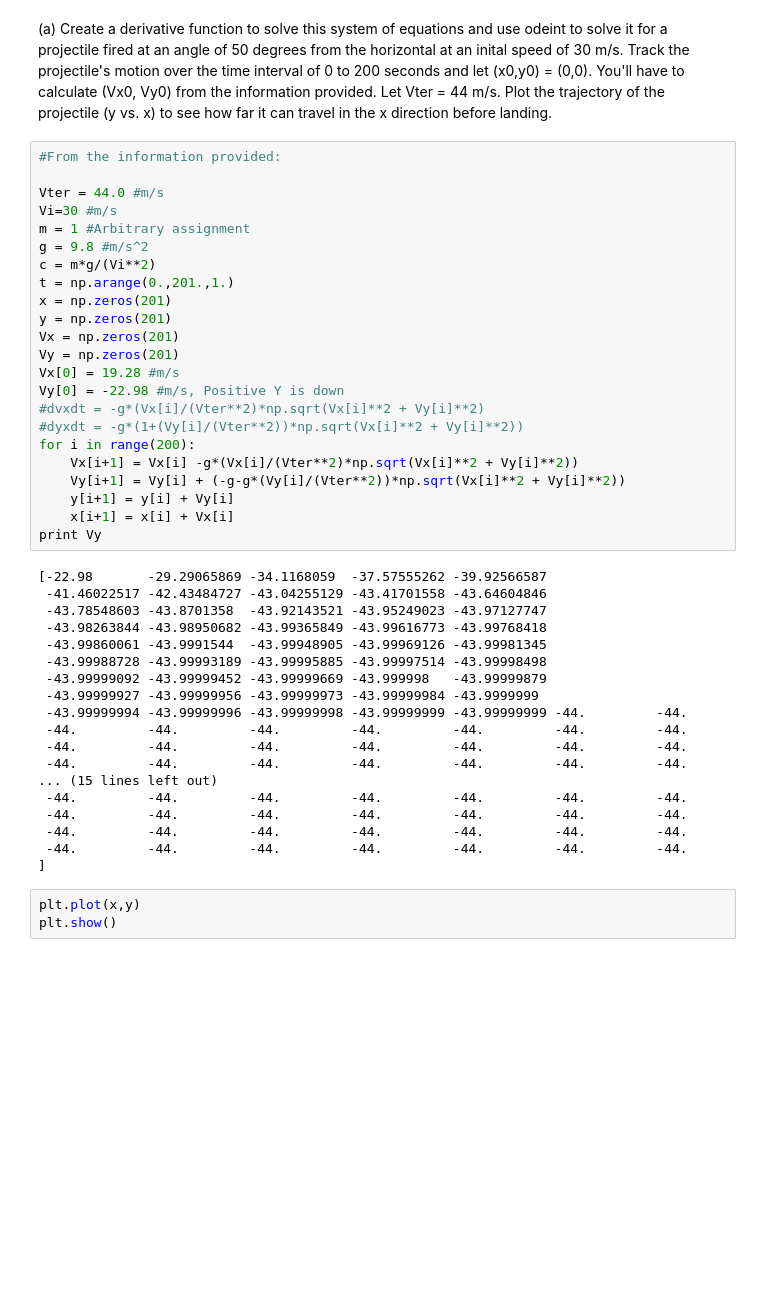
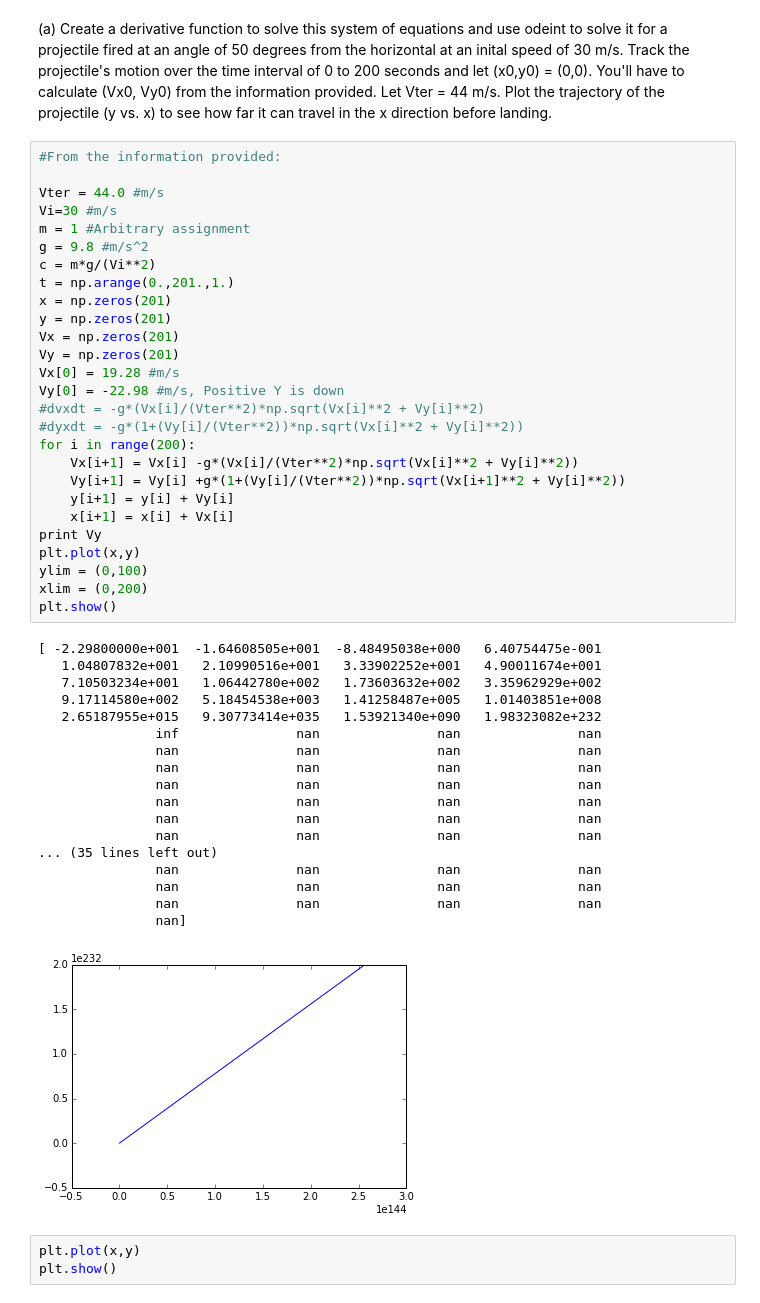
Before and after one commit to dclove202/PHYS202-S14, a Jupyter notebook: SciPy/ODEExercises.ipynb, the cells around one changed output. Cells and saved outputs as stored; diff of their text form; blank space fills up the shorter version.

```diff
--- a/SciPy/ODEExercises.ipynb
+++ b/SciPy/ODEExercises.ipynb
@@ -261,44 +259,49 @@ plt.show()
 # %%
 #From the information provided:
 
 Vter = 44.0 #m/s
 Vi=30 #m/s
 m = 1 #Arbitrary assignment
 g = 9.8 #m/s^2
 c = m*g/(Vi**2)
 t = np.arange(0.,201.,1.)
 x = np.zeros(201)
 y = np.zeros(201)
 Vx = np.zeros(201)
 Vy = np.zeros(201)
 Vx[0] = 19.28 #m/s
 Vy[0] = -22.98 #m/s, Positive Y is down
 #dvxdt = -g*(Vx[i]/(Vter**2)*np.sqrt(Vx[i]**2 + Vy[i]**2)
 #dyxdt = -g*(1+(Vy[i]/(Vter**2))*np.sqrt(Vx[i]**2 + Vy[i]**2))
 for i in range(200):
     Vx[i+1] = Vx[i] -g*(Vx[i]/(Vter**2)*np.sqrt(Vx[i]**2 + Vy[i]**2))
-    Vy[i+1] = Vy[i] + (-g-g*(Vy[i]/(Vter**2))*np.sqrt(Vx[i]**2 + Vy[i]**2))
+    Vy[i+1] = Vy[i] +g*(1+(Vy[i]/(Vter**2))*np.sqrt(Vx[i+1]**2 + Vy[i]**2))
     y[i+1] = y[i] + Vy[i]
     x[i+1] = x[i] + Vx[i]
 print Vy
+plt.plot(x,y)
+ylim = (0,100)
+xlim = (0,200)
+plt.show()
 # %% [output]
-[-22.98       -29.29065869 -34.1168059  -37.57555262 -39.92566587
- -41.46022517 -42.43484727 -43.04255129 -43.41701558 -43.64604846
- -43.78548603 -43.8701358  -43.92143521 -43.95249023 -43.97127747
- -43.98263844 -43.98950682 -43.99365849 -43.99616773 -43.99768418
- -43.99860061 -43.9991544  -43.99948905 -43.99969126 -43.99981345
- -43.99988728 -43.99993189 -43.99995885 -43.99997514 -43.99998498
- -43.99999092 -43.99999452 -43.99999669 -43.999998   -43.99999879
- -43.99999927 -43.99999956 -43.99999973 -43.99999984 -43.9999999
- -43.99999994 -43.99999996 -43.99999998 -43.99999999 -43.99999999 -44.         -44.
- -44.         -44.         -44.         -44.         -44.         -44.         -44.
- -44.         -44.         -44.         -44.         -44.         -44.         -44.
- -44.         -44.         -44.         -44.         -44.         -44.         -44.
-... (15 lines left out)
- -44.         -44.         -44.         -44.         -44.         -44.         -44.
- -44.         -44.         -44.         -44.         -44.         -44.         -44.
- -44.         -44.         -44.         -44.         -44.         -44.         -44.
- -44.         -44.         -44.         -44.         -44.         -44.         -44.        ]
+[ -2.29800000e+001  -1.64608505e+001  -8.48495038e+000   6.40754475e-001
+   1.04807832e+001   2.10990516e+001   3.33902252e+001   4.90011674e+001
+   7.10503234e+001   1.06442780e+002   1.73603632e+002   3.35962929e+002
+   9.17114580e+002   5.18454538e+003   1.41258487e+005   1.01403851e+008
+   2.65187955e+015   9.30773414e+035   1.53921340e+090   1.98323082e+232
+               inf               nan               nan               nan
+               nan               nan               nan               nan
+               nan               nan               nan               nan
+               nan               nan               nan               nan
+               nan               nan               nan               nan
+               nan               nan               nan               nan
+               nan               nan               nan               nan
+... (35 lines left out)
+               nan               nan               nan               nan
+               nan               nan               nan               nan
+               nan               nan               nan               nan
+               nan]
+[figure, added]
 # %%
 plt.plot(x,y)
 plt.show()
```
Also changed, not shown: parts of 1 cell of this notebook, 2 other files.
